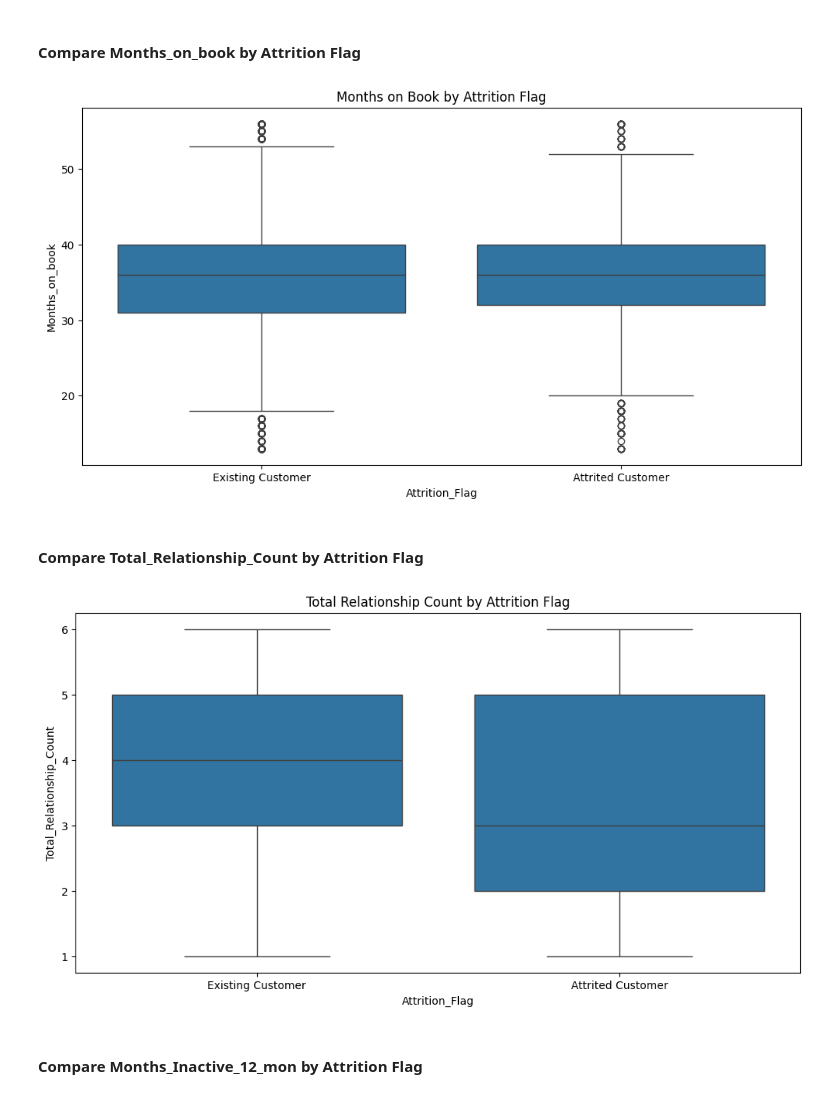
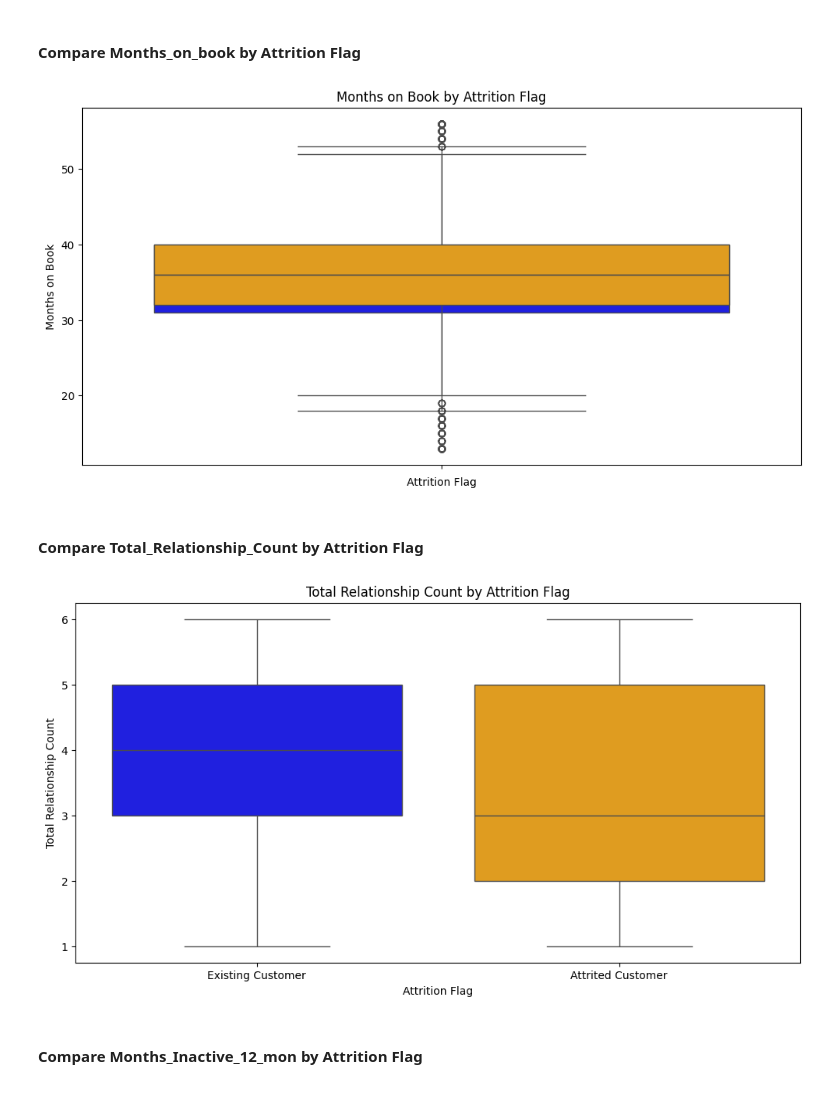
Before and after one commit to mcancell/Py-ETL-Notebook, a Jupyter notebook: Datasets/Bank Attrition Analysis/05-Analyze/Analyze_Banking_Attrition.ipynb, the cells around one changed output. Saved outputs shown, nothing was run; the diff lists cells and outputs as text; code cells hidden in the pictures.

```diff
--- a/Datasets/Bank Attrition Analysis/05-Analyze/Analyze_Banking_Attrition.ipynb
+++ b/Datasets/Bank Attrition Analysis/05-Analyze/Analyze_Banking_Attrition.ipynb
@@ -392,21 +408,27 @@ plt.show()
 # %%
 # Compare Months_on_book by Attrition Flag
 plt.figure(figsize=(12, 6))
-sns.boxplot(x='Attrition_Flag', y='Months_on_book', data=bank_data)
+sns.boxplot(y='Months_on_book', data=bank_data, hue='Attrition_Flag',
+            palette={'Attrited Customer': 'orange', 'Existing Customer': 'blue'}, dodge=False, legend=False)
 plt.title('Months on Book by Attrition Flag')
+plt.xlabel('Attrition Flag')
+plt.ylabel('Months on Book')
 plt.show()
 # %% [output]
-[figure, old version]
+[figure, new version]
 # %% [markdown]
 #### Compare Total_Relationship_Count by Attrition Flag
 # %%
 # Compare Total_Relationship_Count by Attrition Flag
 plt.figure(figsize=(12, 6))
-sns.boxplot(x='Attrition_Flag', y='Total_Relationship_Count', data=bank_data)
+sns.boxplot(y='Total_Relationship_Count', x='Attrition_Flag', data=bank_data,
+            hue='Attrition_Flag', palette={'Attrited Customer': 'orange', 'Existing Customer': 'blue'}, dodge=False, legend=False)
 plt.title('Total Relationship Count by Attrition Flag')
+plt.xlabel('Attrition Flag')
+plt.ylabel('Total Relationship Count')
 plt.show()
 # %% [output]
-[figure, old version]
+[figure, new version]
 # %% [markdown]
 #### Compare Months_Inactive_12_mon by Attrition Flag
 # %%
```
Also changed, not shown: parts of 8 cells of this notebook.
